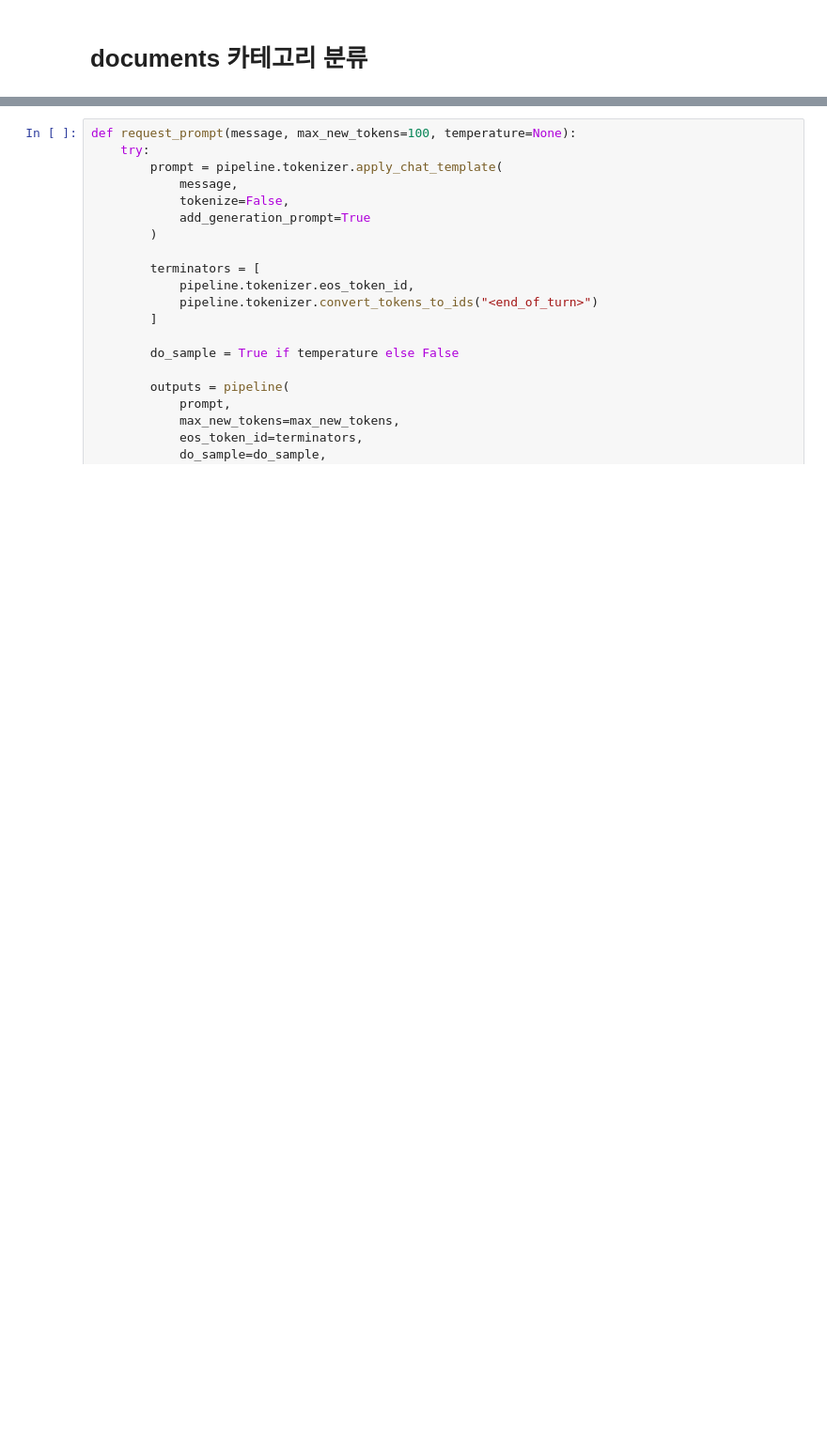
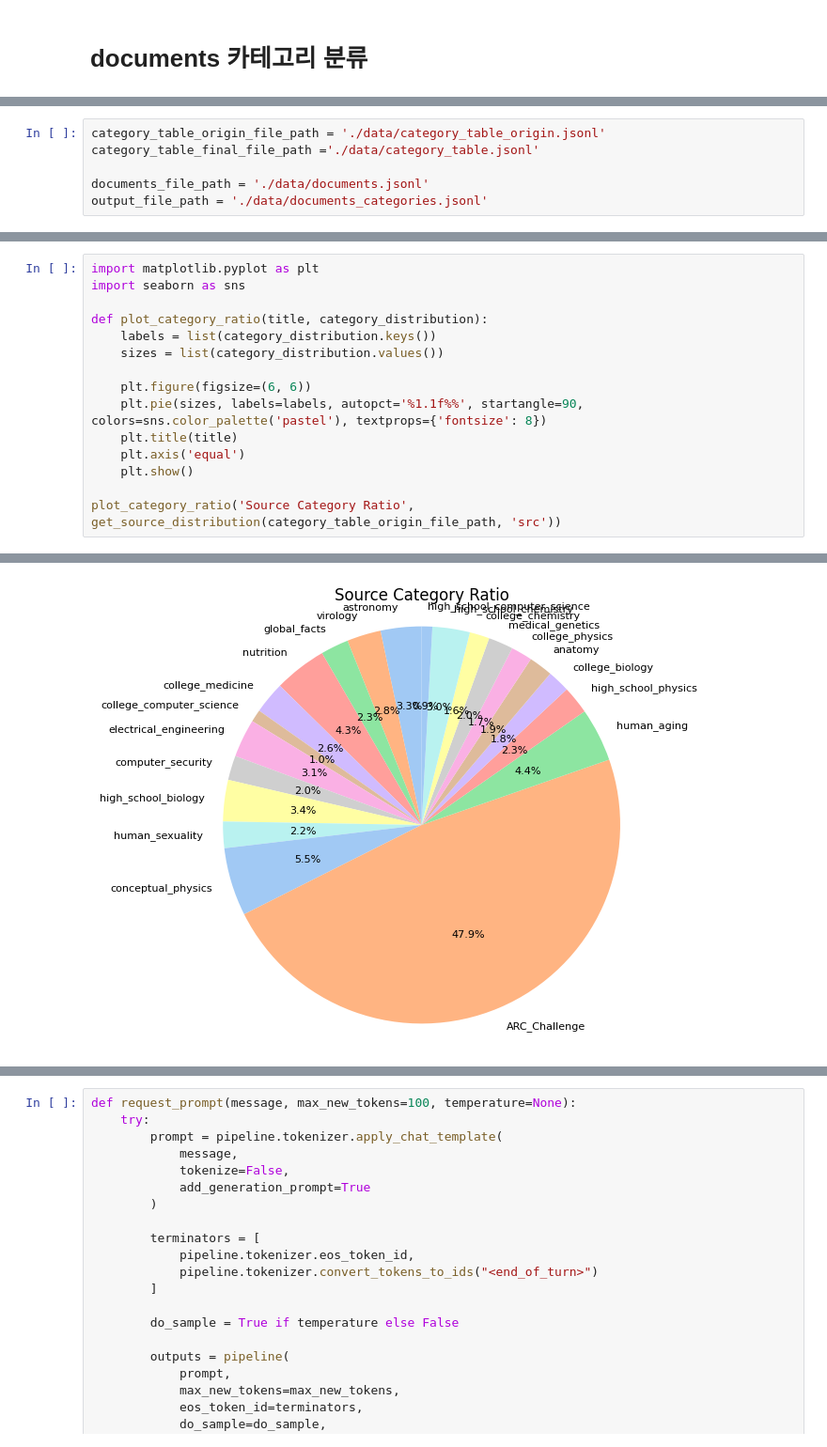
Before and after one commit to helloyoonjae/upstage-ai-advanced-ir2-private, a Jupyter notebook: category_classifier.ipynb, the cells around one changed output, grey strips where cells are left out. Shown at 94% size. Saved outputs shown, nothing was run; the diff lists cells and outputs as text; blank space fills up the shorter version.

```diff
--- a/category_classifier.ipynb
+++ b/category_classifier.ipynb
@@ -2,0 +5,6 @@
+# %%
+category_table_origin_file_path = './data/category_table_origin.jsonl'
+category_table_final_file_path ='./data/category_table.jsonl'
+
+documents_file_path = './data/documents.jsonl'
+output_file_path = './data/documents_categories.jsonl'
@@ -2,0 +42,16 @@
+# %%
+import matplotlib.pyplot as plt
+import seaborn as sns
+
+def plot_category_ratio(title, category_distribution):
+    labels = list(category_distribution.keys())
+    sizes = list(category_distribution.values())
+
+    plt.figure(figsize=(6, 6))
+    plt.pie(sizes, labels=labels, autopct='%1.1f%%', startangle=90, colors=sns.color_palette('pastel'), textprops={'fontsize': 8})
+    plt.title(title)
+    plt.axis('equal')
+    plt.show()
+
+plot_category_ratio('Source Category Ratio', get_source_distribution(category_table_origin_file_path, 'src'))
+# %% [output]
@@ -2,0 +75 @@
+[figure, added]
```
Also changed, not shown: parts of 19 cells of this notebook, 2 other files.
